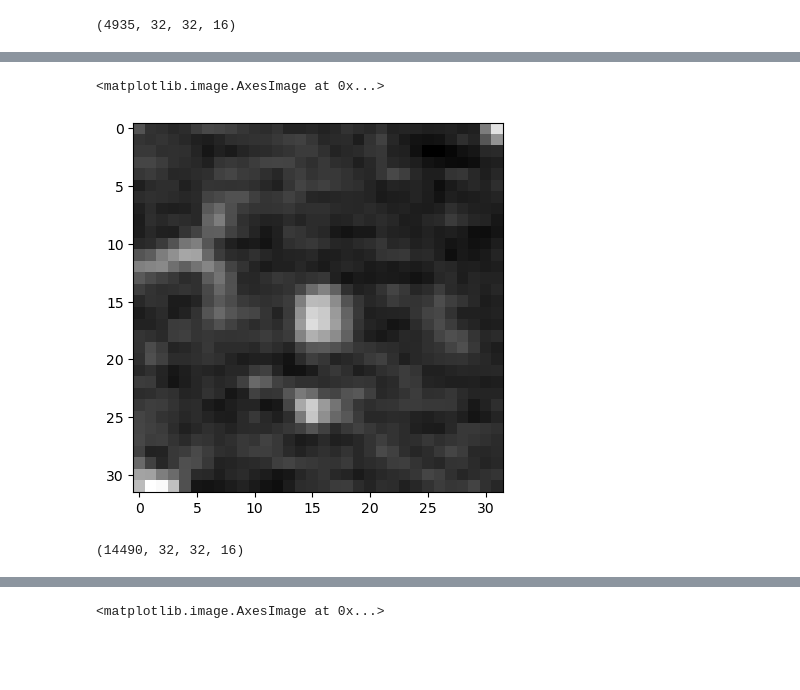
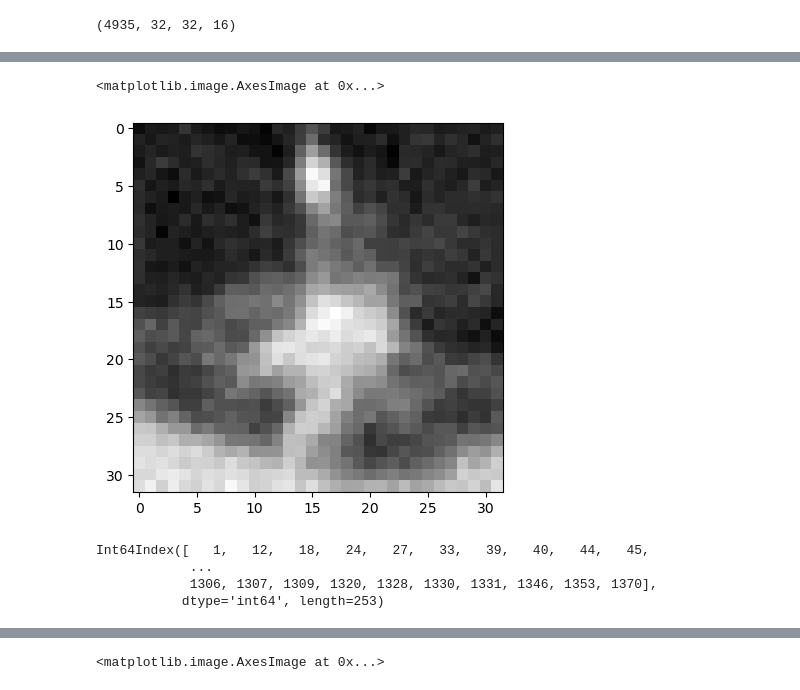
Before and after one commit to nexza78/diploma_work, a Jupyter notebook: EfficientNet/prepare_data.ipynb, the cells around one changed output, grey strips where cells are left out. Cells and saved outputs as stored; diff of their text form; code cells hidden in the pictures; blank space fills up the shorter version.

```diff
--- a/EfficientNet/prepare_data.ipynb
+++ b/EfficientNet/prepare_data.ipynb
@@ -77,9 +79,9 @@ non_nodules_normalize.shape
 # %%
 augm = Compose([
-        RandomRotate90(),
-        Transpose(),
+        RandomRotate90(p=0.5),
+        Transpose(p=0.5),
 #         ShiftScaleRotate(shift_limit=0.0, scale_limit=0.50, rotate_limit=0, border_mode=cv2.BORDER_CONSTANT, p=.75),
-        RandomBrightnessContrast(brightness_limit=0.4, contrast_limit=0.4, p=0.8),
-    VerticalFlip(p=0.7),HorizontalFlip(p=0.7),
+        RandomBrightnessContrast(brightness_limit=0.11, contrast_limit=0.4, p=0.7),
+    VerticalFlip(p=0.7),HorizontalFlip(p=0.7), IAAAdditiveGaussianNoise(scale = [0, 0.013], p = 0.7)
         #RandomScale(scale_limit=0.3)
     ])
@@ -91,10 +93,13 @@ plt.imshow(small_nodules_normalize[1000, :, :, 8], 'gray')
 # %%
-image = augm(image=small_nodules_normalize[1000, :, :, 8])['image']
+image = augm(image=big_nodules_normalize[textures[textures['int_texture'] == 4].index.values[30], :, :, 8])['image']
 plt.imshow(image, 'gray')
 # %% [output]
 <matplotlib.image.AxesImage at 0x...>
-[figure, old version]
+[figure, new version]
-# %%
-X.shape
-# %% [output]
-(14490, 32, 32, 16)
+# %%
+textures[textures['int_texture'] == 4].index
+# %% [output]
+Int64Index([   1,   12,   18,   24,   27,   33,   39,   40,   44,   45,
+            ...
+            1306, 1307, 1309, 1320, 1328, 1330, 1331, 1346, 1353, 1370],
+           dtype='int64', length=253)
```
Also changed, not shown: parts of 13 cells of this notebook.
